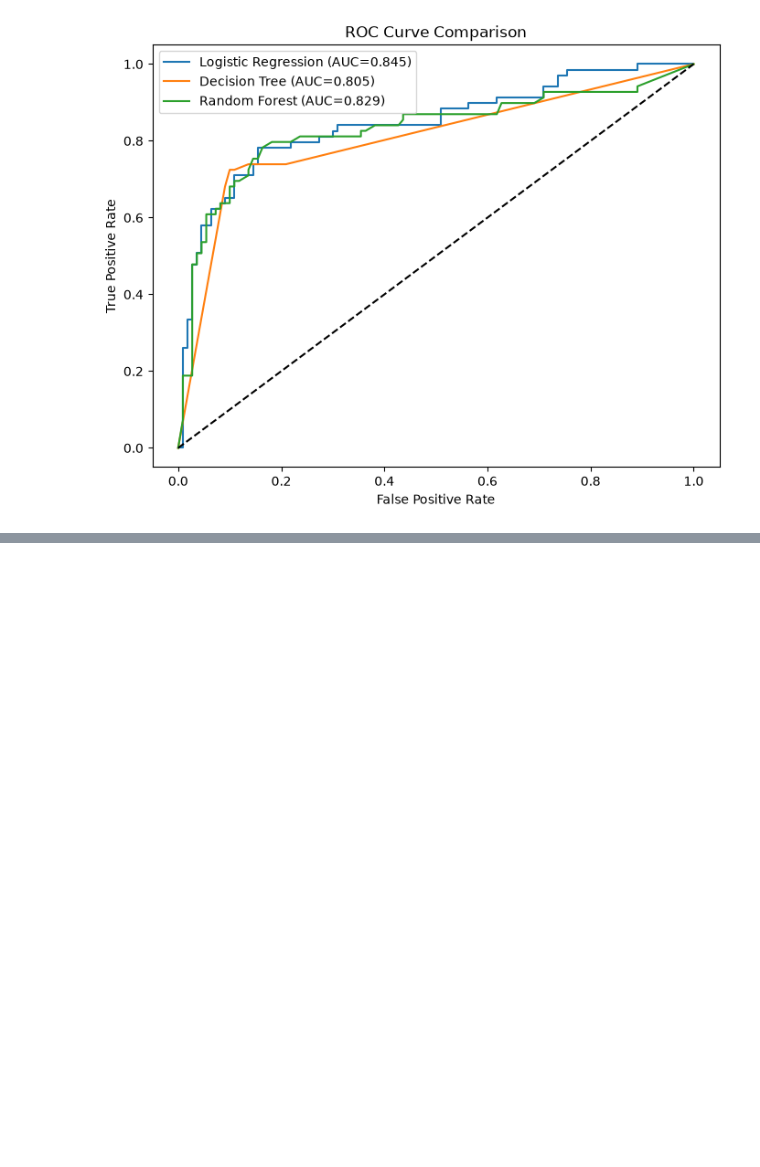
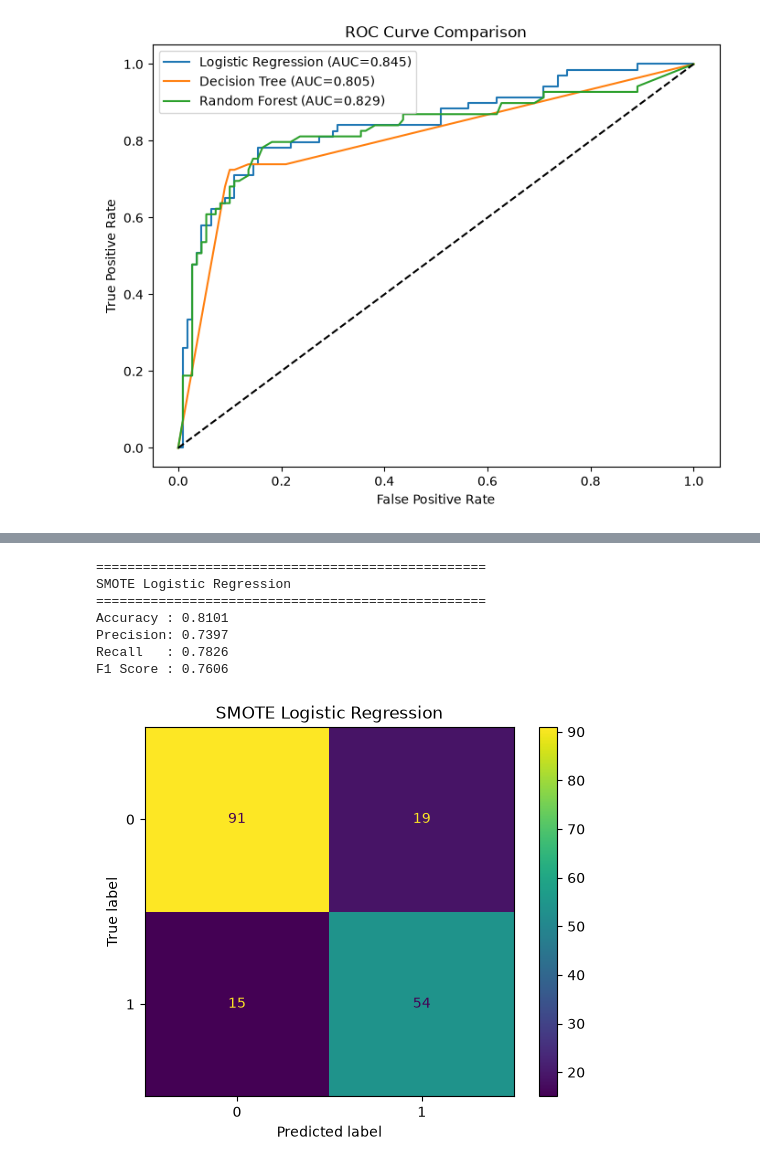
Before and after one commit to jeevanvenkateshjoniboyina-afk/zepto-data-ai-platform, a Jupyter notebook: analytics/02_modeling.ipynb, the cells around one changed output, grey strips where cells are left out. Drawn from its saved outputs; the diff is of its cells as text; code cells hidden in the pictures; blank space fills up the shorter version.

```diff
--- a/analytics/02_modeling.ipynb
+++ b/analytics/02_modeling.ipynb
@@ -387,0 +491,30 @@ plt.show()
+# %%
+#SMOTE Pipeline
+smote_pipeline = ImbPipeline([
+    ("preprocessor", preprocessor),
+    ("smote", SMOTE(random_state=42)),
+    ("classifier", LogisticRegression(
+        max_iter=1000,
+        random_state=42
+    ))
+])
+
+smote_pipeline.fit(X_train, y_train)
+
+smote_predictions = smote_pipeline.predict(X_test)
+# %%
+#Evaluate SMOTE
+smote_metrics = evaluate_model(
+    "SMOTE Logistic Regression",
+    y_test,
+    smote_predictions
+)
+# %% [output]
+==================================================
+SMOTE Logistic Regression
+==================================================
+Accuracy : 0.8101
+Precision: 0.7397
+Recall   : 0.7826
+F1 Score : 0.7606
+[figure, added]
```
Also changed, not shown: parts of 30 cells of this notebook.
